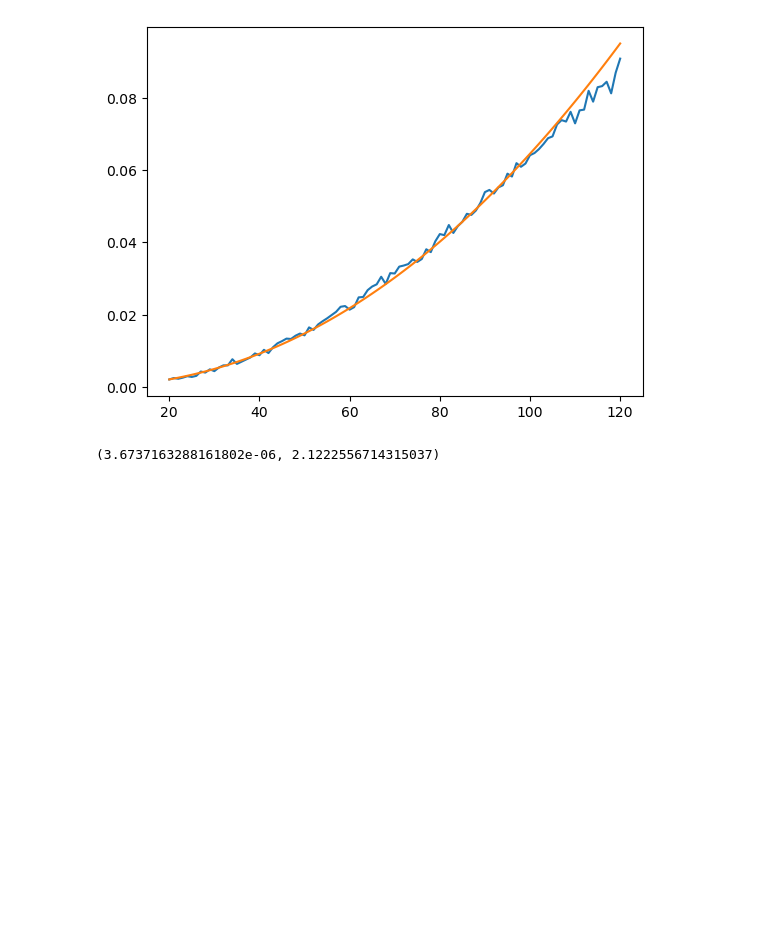
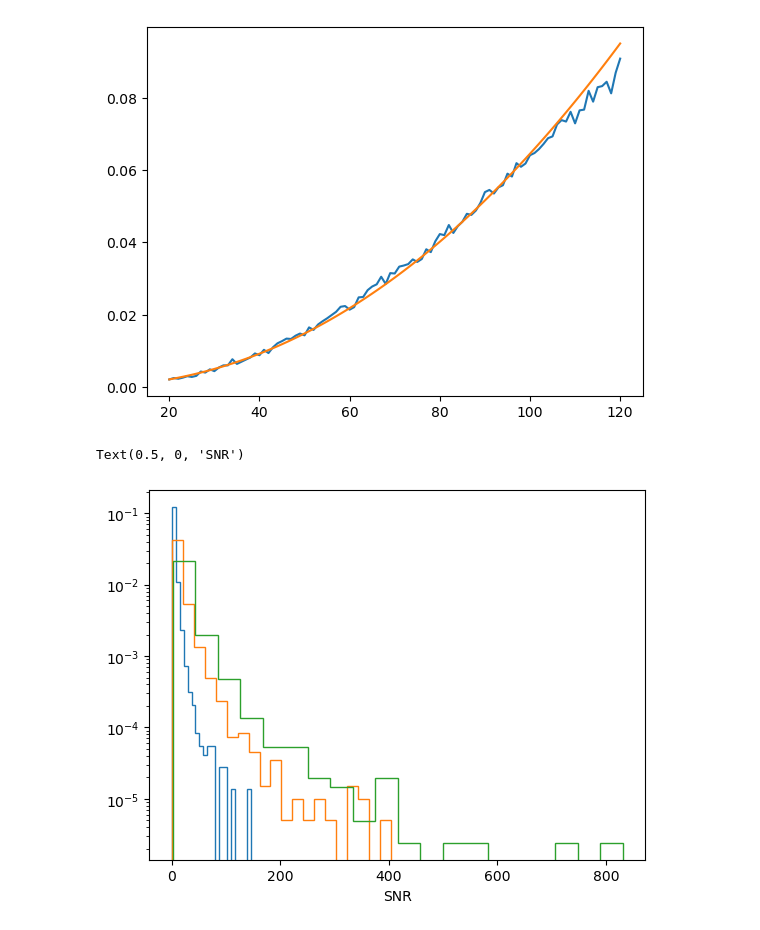
Before and after one commit to seanmacb/northstars_S26B_prep, a Jupyter notebook: infer_H0_simulation_for_proposal/scripts_tathagata/H0infer.ipynb, the cells around one changed output. Cells and saved outputs as stored; diff of their text form; code cells hidden in the pictures; blank space fills up the shorter version.

```diff
--- a/infer_H0_simulation_for_proposal/scripts_tathagata/H0infer.ipynb
+++ b/infer_H0_simulation_for_proposal/scripts_tathagata/H0infer.ipynb
@@ -80,9 +80,17 @@ plt.plot (H0_array, pdet_fit)
 [<matplotlib.lines.Line2D at 0x...>]
 [figure]
 # %%
-A, alpha
+_ = plt.hist (injections[20], bins=20, density=True, histtype='step')
+_ = plt.hist (injections[70], bins=20, density=True, histtype='step')
+_ = plt.hist (injections[120], bins=20, density=True, histtype='step')
+
+plt.yscale ('log')
+
+
+plt.xlabel ('SNR')
 # %% [output]
-(3.6737163288161802e-06, 2.1222556714315037)
+Text(0.5, 0, 'SNR')
+[figure, added]
 # %%
 parameters = pd.read_csv('GWparameters.txt', sep=' ')
 
```
Also changed, not shown: parts of 5 cells of this notebook.
